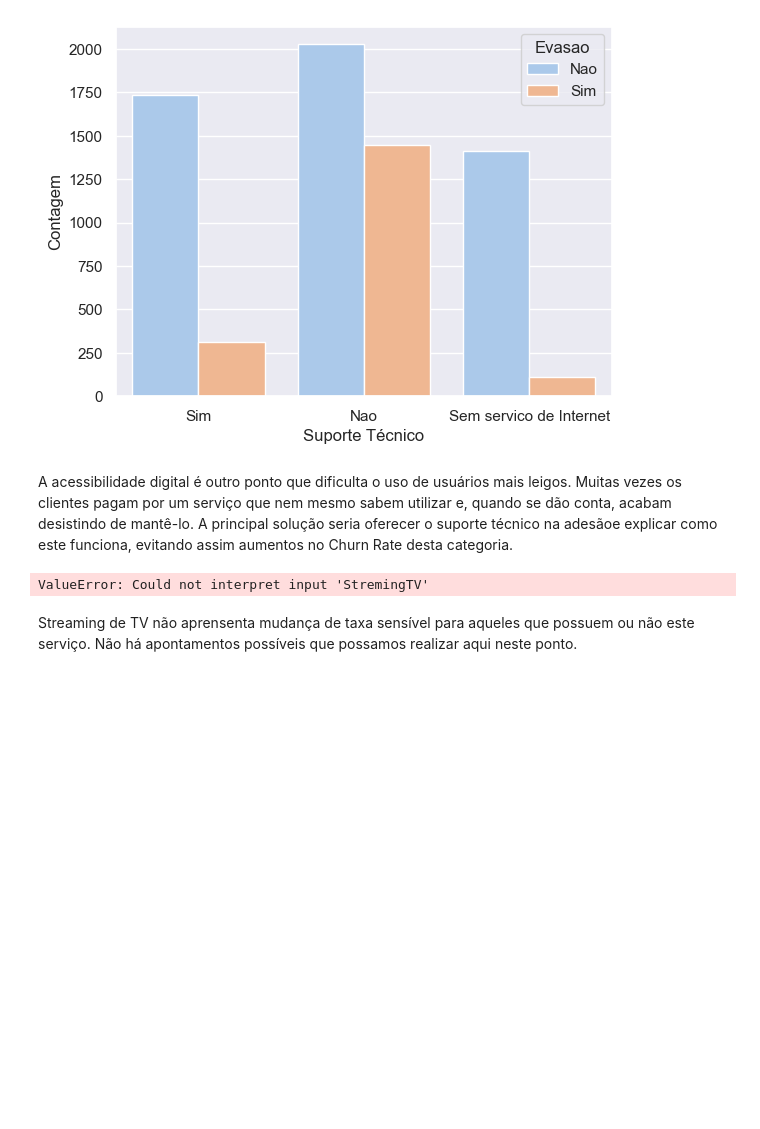
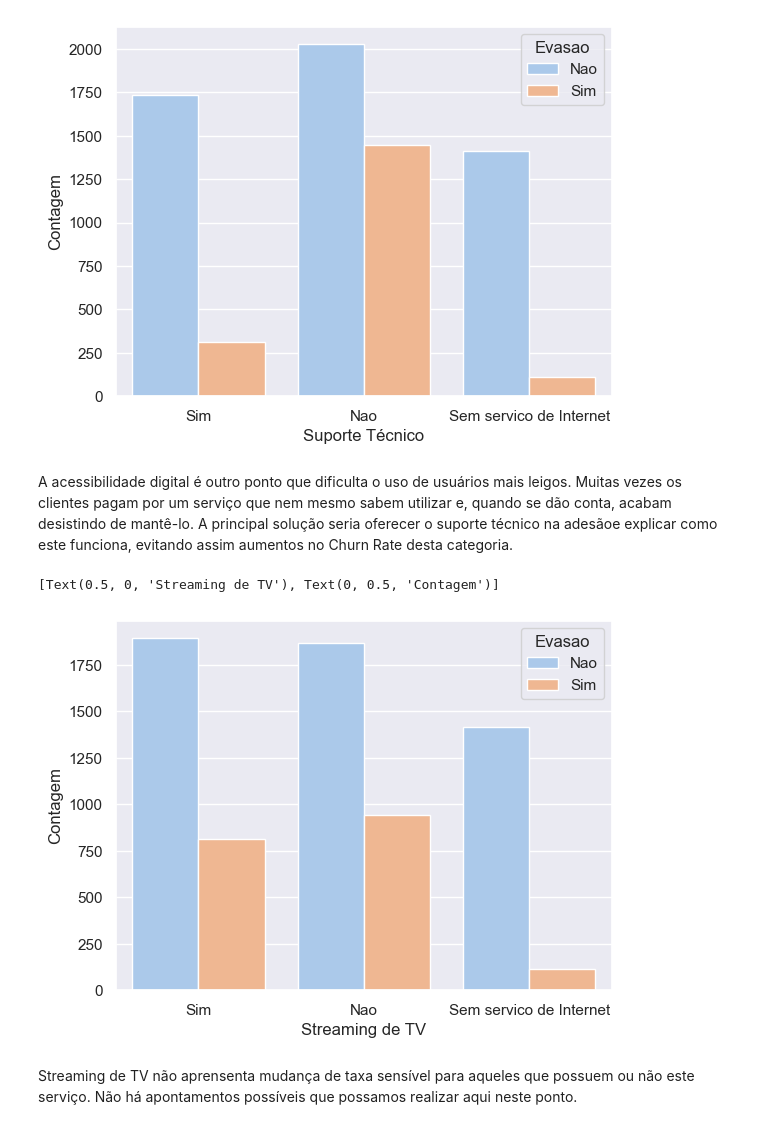
Before and after one commit to askot19/Analise_de_dados, a Jupyter notebook: Telefonia/2 - Análise de Dados/2 - Análise de Dados.ipynb, the cells around one changed output. Saved outputs shown, nothing was run; the diff lists cells and outputs as text; code cells hidden in the pictures; blank space fills up the shorter version.

```diff
--- a/Telefonia/2 - Análise de Dados/2 - Análise de Dados.ipynb
+++ b/Telefonia/2 - Análise de Dados/2 - Análise de Dados.ipynb
@@ -197,10 +197,11 @@ ax.set(xlabel = 'Suporte Técnico', ylabel = 'Contagem')
 A acessibilidade digital é outro ponto que dificulta o uso de usuários mais leigos. Muitas vezes os clientes pagam por um serviço que nem mesmo sabem utilizar e, quando se dão conta, acabam desistindo de mantê-lo. A principal solução seria oferecer o suporte técnico na adesãoe explicar como este funciona, evitando assim aumentos no Churn Rate desta categoria.
 # %%
 #Conferindo a influência de Streaming de TV
-ax = sns.countplot(data = dados, x = 'StremingTV', hue = 'Evasao')
+ax = sns.countplot(data = dados, x = 'StreamingTV', hue = 'Evasao')
 ax.set(xlabel = 'Streaming de TV', ylabel = 'Contagem')
 # %% [output]
-ValueError: Could not interpret input 'StremingTV'
+[Text(0.5, 0, 'Streaming de TV'), Text(0, 0.5, 'Contagem')]
+[figure, added]
 # %% [markdown]
 Streaming de TV não aprensenta mudança de taxa sensível para aqueles que possuem ou não este serviço. Não há apontamentos possíveis que possamos realizar aqui neste ponto.
 # %%
```
Also changed, not shown: parts of 1 cell of this notebook.
